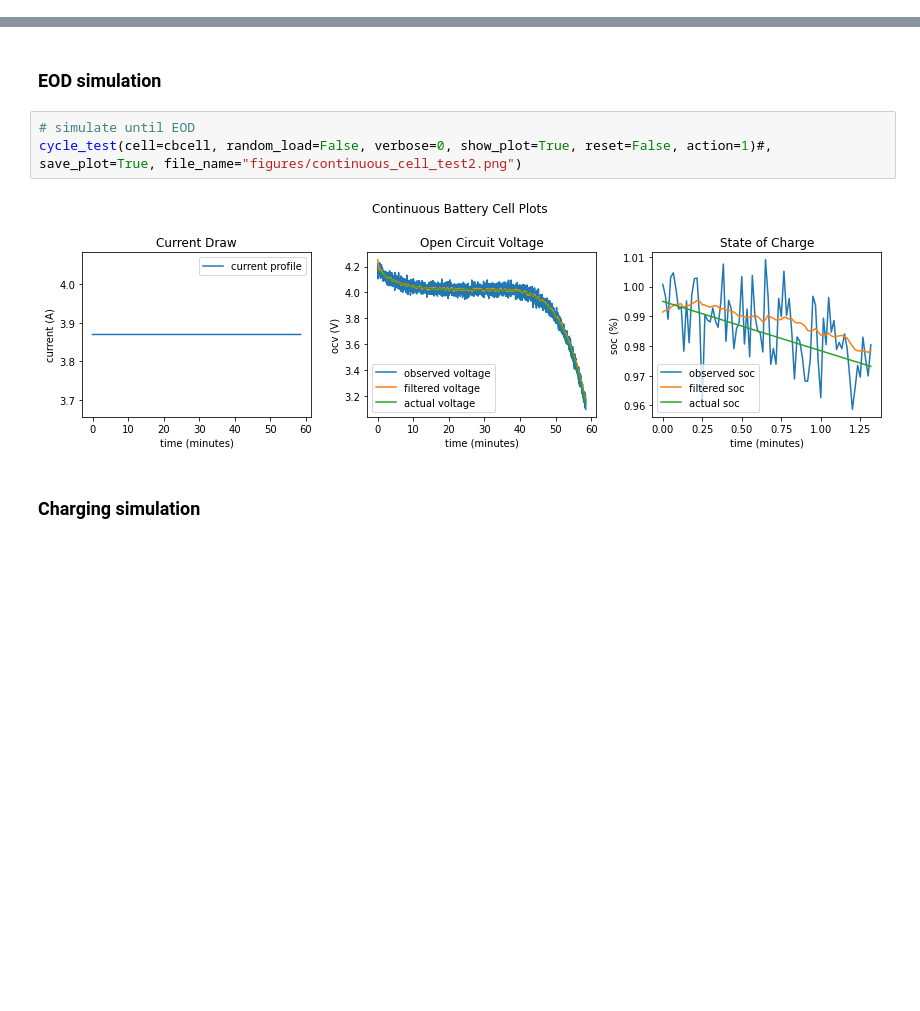
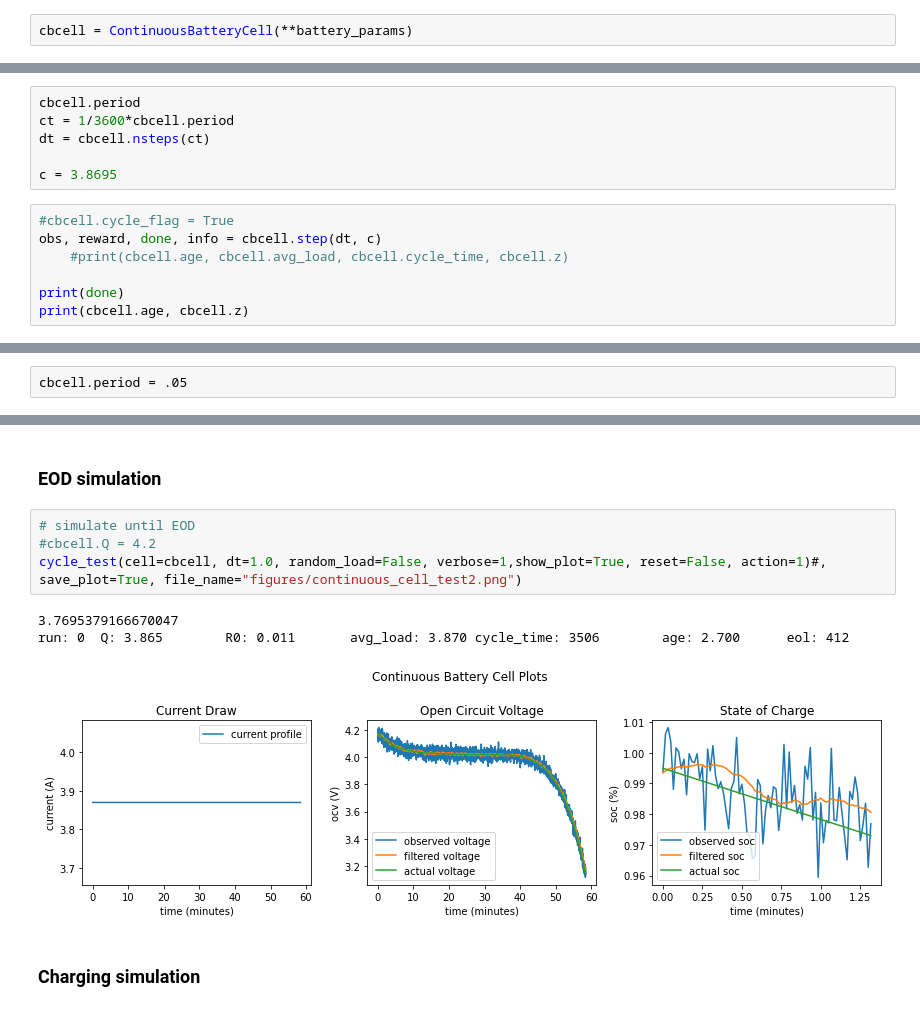
Before and after one commit to hazrmard/AirplaneFaultTolerance, a Jupyter notebook: powertrain.ipynb, the cells around one changed output, grey strips where cells are left out. Drawn from its saved outputs; the diff is of its cells as text; blank space fills up the shorter version.

```diff
--- a/powertrain.ipynb
+++ b/powertrain.ipynb
@@ -25,0 +39,2 @@ cbcell = ContinuousBatteryCell(**battery_coefficients)
+# %%
+cbcell = ContinuousBatteryCell(**battery_params)
@@ -25,0 +43,13 @@ cbcell = ContinuousBatteryCell(**battery_coefficients)
+# %%
+cbcell.period
+ct = 1/3600*cbcell.period
+dt = cbcell.nsteps(ct)
+
+c = 3.8695
+# %%
+#cbcell.cycle_flag = True
+obs, reward, done, info = cbcell.step(dt, c)
+    #print(cbcell.age, cbcell.avg_load, cbcell.cycle_time, cbcell.z)
+
+print(done)
+print(cbcell.age, cbcell.z)
@@ -25,0 +60,2 @@ cbcell = ContinuousBatteryCell(**battery_coefficients)
+# %%
+cbcell.period = .05
@@ -52,9 +90,12 @@ three_plot(plot1=plot_q, plot2=plot_r, plot3=plot_z,
 ### EOD simulation
 # %%
 # simulate until EOD
-cycle_test(cell=cbcell, random_load=False, verbose=0, show_plot=True, reset=False, action=1)#, save_plot=True, file_name="figures/continuous_cell_test2.png")
+#cbcell.Q = 4.2
+cycle_test(cell=cbcell, dt=1.0, random_load=False, verbose=1,show_plot=True, reset=False, action=1)#, save_plot=True, file_name="figures/continuous_cell_test2.png")
 # %% [output]
+3.7695379166670047
+run: 0  Q: 3.865        R0: 0.011       avg_load: 3.870 cycle_time: 3506        age: 2.700      eol: 412
-[figure, old version]
+[figure, new version]
 # %% [markdown]
 ### Charging simulation
 # %%
```
Also changed, not shown: parts of 13 cells of this notebook.
